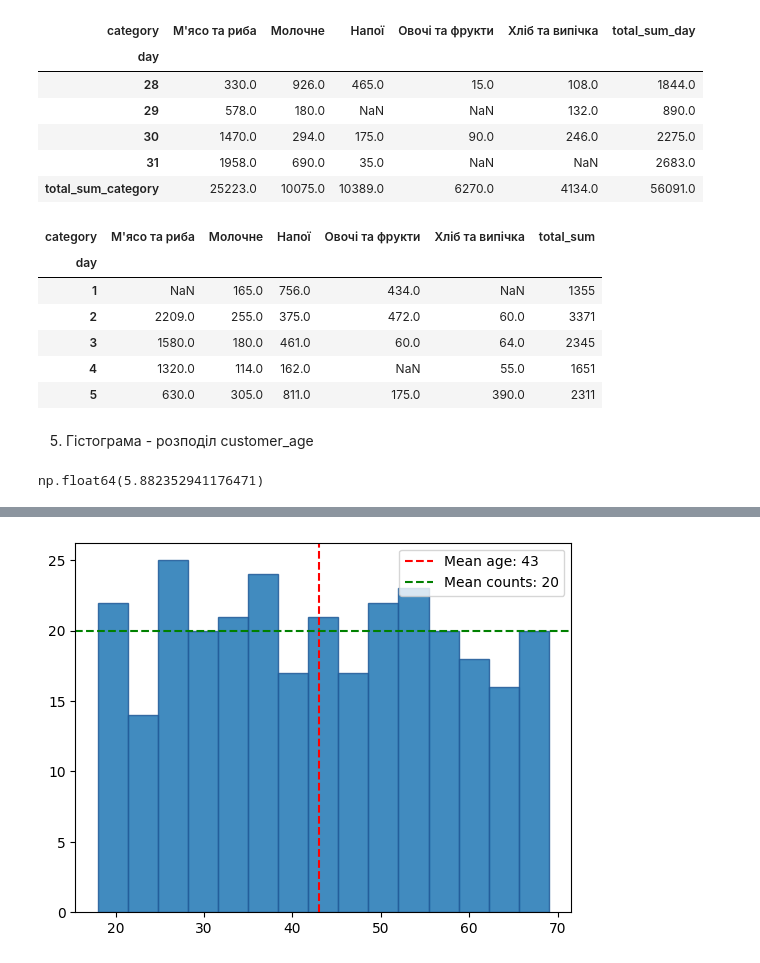
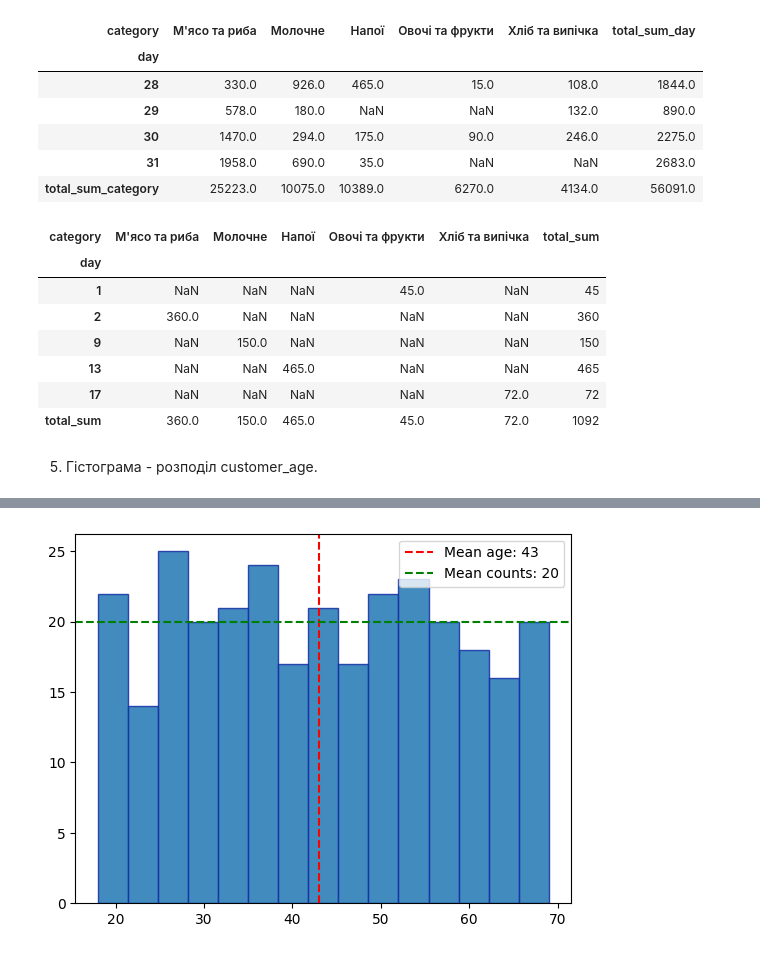
Before and after one commit to edik06031-rgb/DTA_2026, a Jupyter notebook: project_store_sales_analysis/store_sales_analysis.ipynb, the cells around one changed output, grey strips where cells are left out. Cells and saved outputs as stored; diff of their text form; code cells hidden in the pictures.

```diff
--- a/project_store_sales_analysis/store_sales_analysis.ipynb
+++ b/project_store_sales_analysis/store_sales_analysis.ipynb
@@ -731,26 +760,22 @@ pivot.tail(5)
 | total_sum_category | 25223.0 | 10075.0 | 10389.0 | 6270.0 | 4134.0 | 56091.0 |
 # %%
 pd.pivot_table(
-    df,
+    df.head(),
     values='total_uah',
     index='day',
     columns='category',
     aggfunc='sum',
     margins=True,
     margins_name='total_sum'
-).head()
+)
 # %% [output]
 | category | М'ясо та риба | Молочне | Напої | Овочі та фрукти | Хліб та випічка | total_sum |
 | day |  |  |  |  |  |  |
-| 1 | NaN | 165.0 | 756.0 | 434.0 | NaN | 1355 |
-| 2 | 2209.0 | 255.0 | 375.0 | 472.0 | 60.0 | 3371 |
-| 3 | 1580.0 | 180.0 | 461.0 | 60.0 | 64.0 | 2345 |
-| 4 | 1320.0 | 114.0 | 162.0 | NaN | 55.0 | 1651 |
-| 5 | 630.0 | 305.0 | 811.0 | 175.0 | 390.0 | 2311 |
+| 1 | NaN | NaN | NaN | 45.0 | NaN | 45 |
+| 2 | 360.0 | NaN | NaN | NaN | NaN | 360 |
+| 9 | NaN | 150.0 | NaN | NaN | NaN | 150 |
+| 13 | NaN | NaN | 465.0 | NaN | NaN | 465 |
+| 17 | NaN | NaN | NaN | NaN | 72.0 | 72 |
+| total_sum | 360.0 | 150.0 | 465.0 | 45.0 | 72.0 | 1092 |
 # %% [markdown]
-5. Гістограма - розподіл customer_age
+5. Гістограма - розподіл customer_age.
-# %%
-#df.customer_age.value_counts()
-df['customer_age'].value_counts().mean()
-# %% [output]
-np.float64(5.882352941176471)
```
Also changed, not shown: parts of 25 cells of this notebook.
